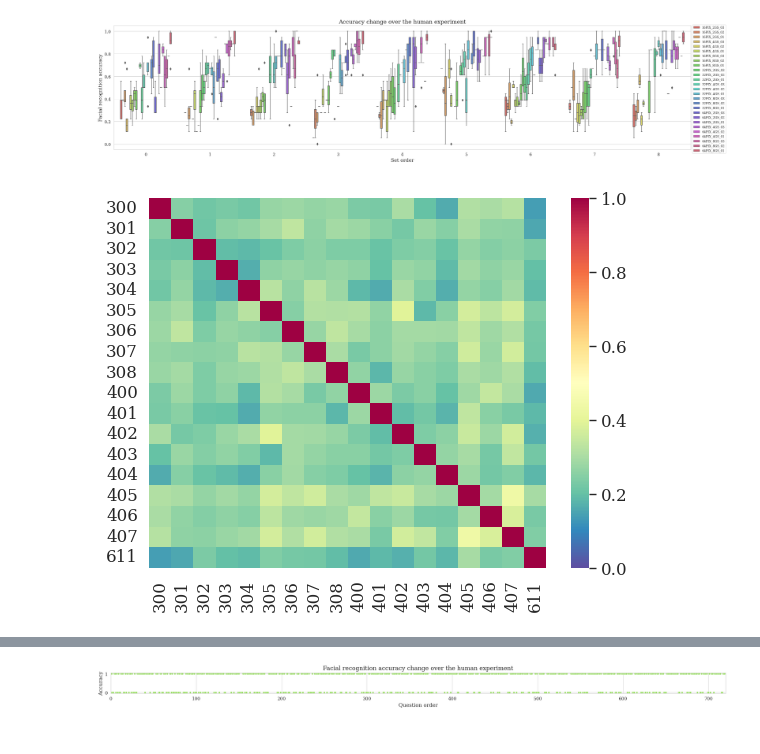
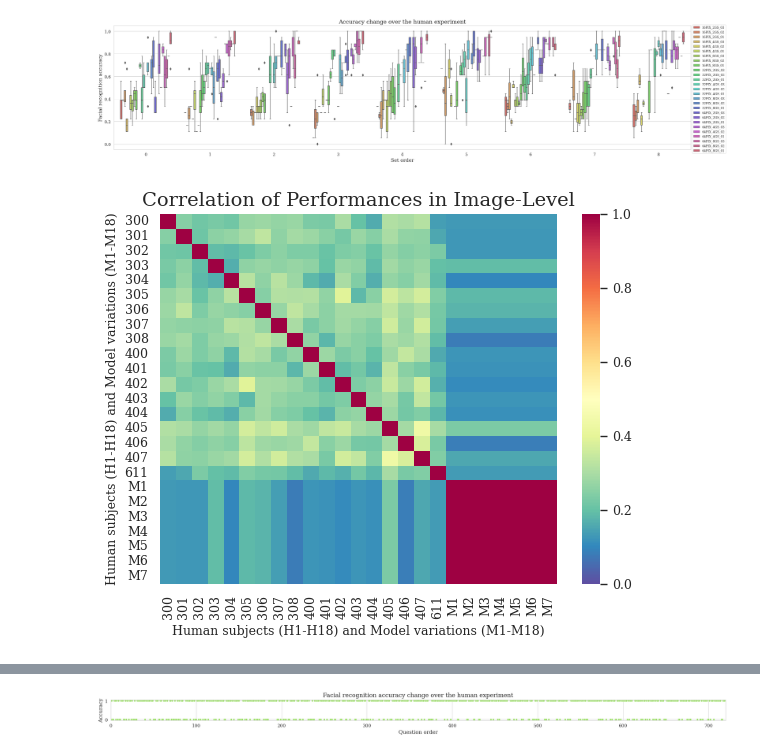
Before and after one commit to namin-an/BionicEye, a Jupyter notebook: Notebooks/Visualization.ipynb, the cells around one changed output, grey strips where cells are left out. Cells and saved outputs as stored; diff of their text form; code cells hidden in the pictures.

Commit message:
Consider SL model instances

```diff
--- a/Notebooks/Visualization.ipynb
+++ b/Notebooks/Visualization.ipynb
@@ -191,0 +203,30 @@ with torch.no_grad():
+# %%
+KFaceDataset = KFaceDataLoader(image_dir, data_path, label_path, class_num, 'test', None)
+test_loader = DataLoader(KFaceDataset, batch_size=1, shuffle=False)
+hum_mod_df = processed_human_df_T.copy()
+
+for i in range(1, len(model_state_dict_files)+1):
+    model = CNN(class_num).to(device)
+    model.load_state_dict(torch.load(model_state_dict_files[0]))
+
+    temp_lst = []
+    model.eval()
+    with torch.no_grad():
+        for (images, labels) in test_loader:
+            images, labels = images.to(device), labels.to(device)
+            pred_probs_full = model(images)
+            _, pred_labels = torch.max(pred_probs_full, dim=-1)
+            temp_lst.append(face_dic_r[pred_labels.item()])
+
+    hum_mod_df[f'M{i}'] = temp_lst
+
+    for j in range(hum_mod_df.shape[0]):
+        act_face = hum_mod_df['Face'][j]
+        pred_face = hum_mod_df[f'M{i}'][j]
+        if str(act_face) == str(pred_face):
+            hum_mod_df[f'M{i}'][j] = 1.0
+        else:
+            hum_mod_df[f'M{i}'][j] = 0.0
+
+sel_mod = [f'M{i}' for i in range(1, len(model_state_dict_files)+1)]
+hum_mod_df['Mean_Model'] = hum_mod_df[sel_mod].mean(axis=1)
@@ -246,12 +305,18 @@ plt.show()
 # %% [output]
 [figure]
 # %%
-sel_df = processed_human_df_T[sel_ppl]
+sel_df = hum_mod_df[sel_ppl + sel_mod]
+sel_df = sel_df.astype(float)
 corr = sel_df.corr()
 
+sns.set_context("paper", rc={"axes.titlesize":14,"axes.labelsize":9, "xtick.labelsize":9, "ytick.labelsize":9})
+
 sns.heatmap(corr, vmin=0.0, vmax=1.0, cmap=sns.color_palette('Spectral_r', as_cmap=True))
+plt.title('Correlation of Performances in Image-Level')
+plt.xlabel('Human subjects (H1-H18) and Model variations (M1-M18)')
+plt.ylabel('Human subjects (H1-H18) and Model variations (M1-M18)')
 plt.show()
 # %% [output]
-[figure, old version]
+[figure, new version]
 # %%
 # Draw test performance over trials to show the learning effect for each number of pixels
```
Also changed, not shown: parts of 6 cells of this notebook.
